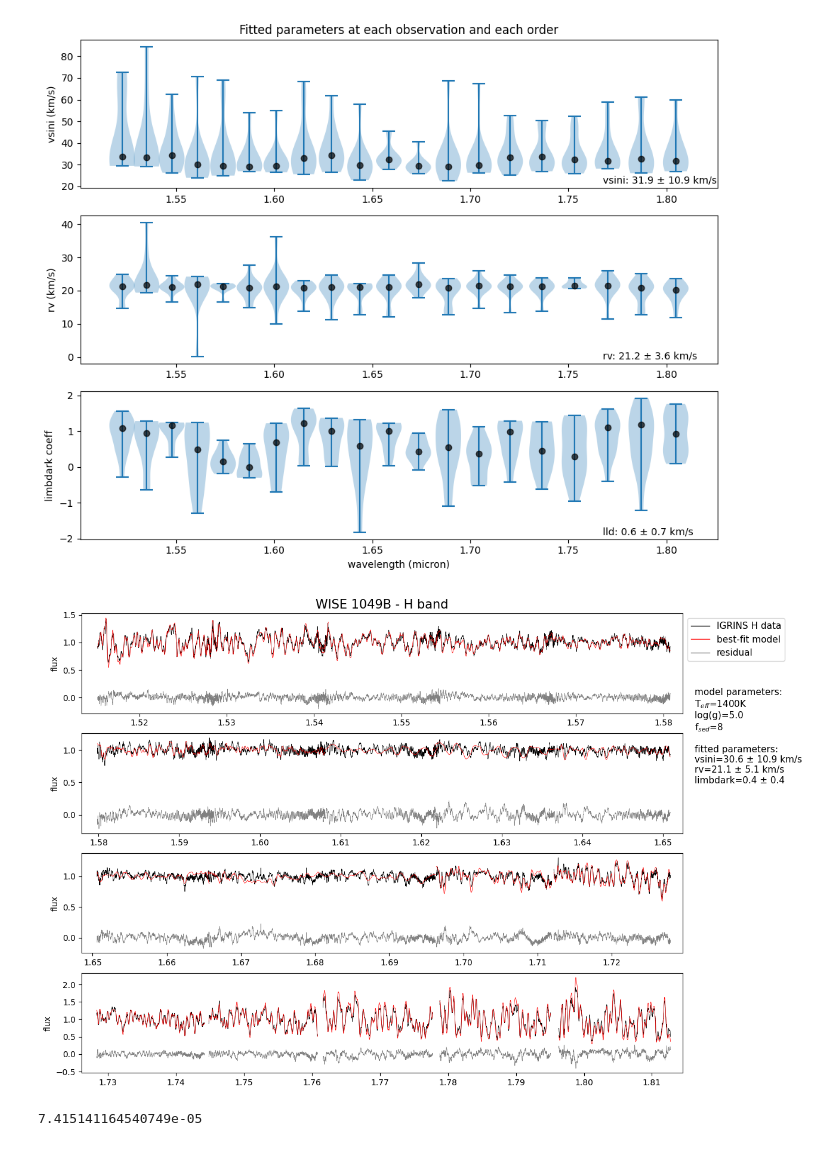
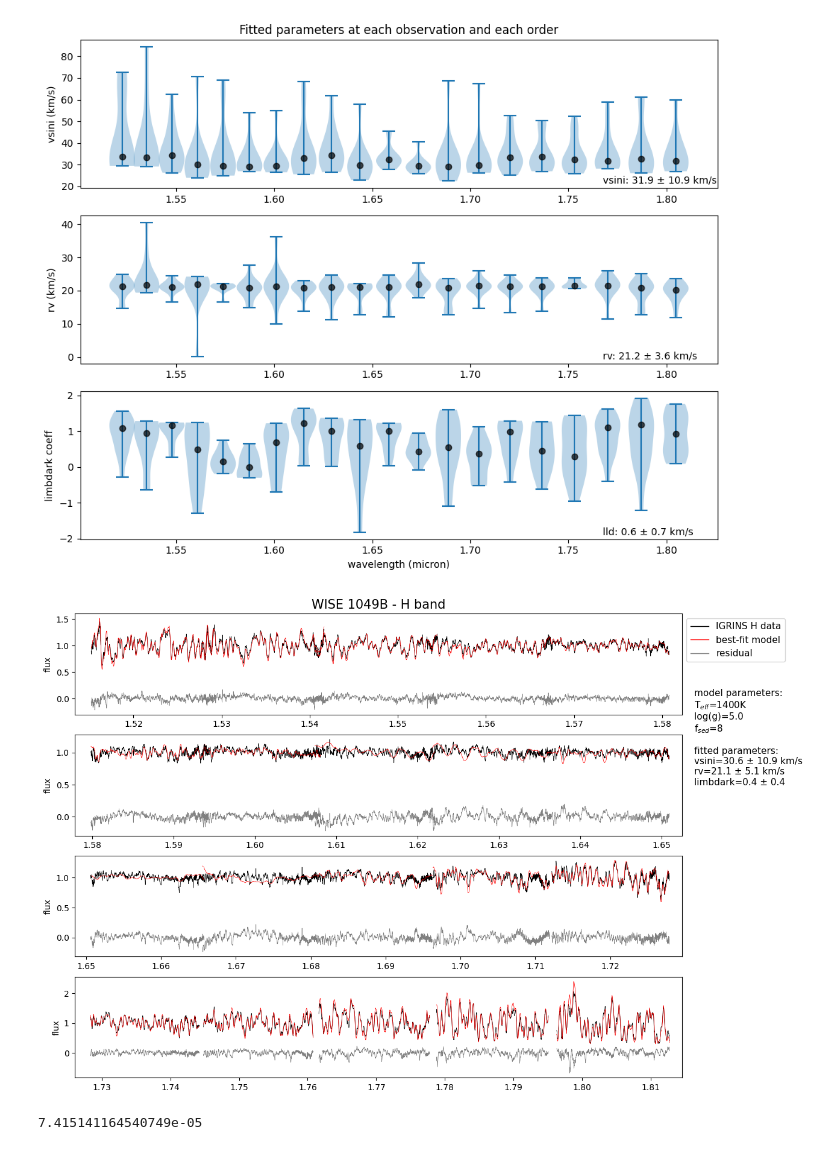
Before and after one commit to alphalyncis/igrins_doppler_imaging, a Jupyter notebook: src/scripts/mf_igrinsH.ipynb, the cells around one changed output. Cells and saved outputs as stored; diff of their text form; code cells hidden in the pictures.

```diff
--- a/src/scripts/mf_igrinsH.ipynb
+++ b/src/scripts/mf_igrinsH.ipynb
@@ -520,37 +520,37 @@ Teff = eval(model[1:5])
 logg = 5.0
 plt.figure(figsize=(13,10))
 
-t=0
+t=5
 for sub in range(4):
     plt.subplot(4,1, 4-sub)
     for jj in range(sub*5, sub*5+5):
         plt.plot(chiplams[model][t,jj, pad:-pad], fobs[t,jj, pad:-pad], linewidth=0.5, color="black", label="observation")
         plt.plot(chiplams[model][t,jj, pad:-pad], fobs[t,jj,pad:-pad] - chipmods[model][t,jj,pad:-pad], linewidth=0.5, color="gray", label="residual")
         if jj in indices:
             plt.plot(chiplams[model][t,jj, pad:-pad], chipmods[model][t,jj, pad:-pad], linewidth=0.5, color="r", label="best-fit model")
         else:
             plt.plot(chiplams[model][t,jj, pad:-pad], chipmods[model][t,jj, pad:-pad], linewidth=0.5, color="r", label="discarded orders")
     plt.ylabel("flux")
     l, r = plt.xlim(chiplams[model][t,sub*5+4].min()+0.001, chiplams[model][t,sub*5].max()-0.001)
     #plt.ylim(-0.5,1.7)
     if sub==3:
         custom_lines = [Line2D([0], [0], color="black", lw=1, label="IGRINS H data"),
                         Line2D([0], [0], color="r", lw=1, label="best-fit model"),
                         Line2D([0], [0], color="grey", lw=1, label="residual"),
                         #Line2D([0], [0], color="magenta", lw=1, label="discarded orders"),
                         #Patch(facecolor='tab:blue', alpha=0.2, label="C14 CRIRES band")
                         ]
         plt.legend(handles=custom_lines, loc=2, bbox_to_anchor=(1,1), fontsize=11)
 
 plt.title("WISE 1049B - H band", fontsize=15)
 plt.text(x=1.02, y=-0.7, s="model parameters: \nT$_{eff}$="+f"{Teff:.0f}K \nlog(g)={logg} \n"+"f$_{sed}$=8\n" +
                         f"\nfitted parameters: \nvsini={np.nanmedian(vsini_2d):.1f} ± {np.nanstd(vsini_2d):.1f} km/s" +
                         f"\nrv={np.nanmedian(rv_2d):.1f} ± {np.nanstd(rv_2d):.1f} km/s" +
                         f"\nlimbdark={np.nanmedian(lld_2d):.1f} ± {np.nanstd(lld_2d):.1f}",
         fontsize=11, transform=plt.gca().transAxes)
 plt.savefig(f"{homedir}/uoedrive/result/paper1/specH.png", transparent=True, dpi=200, bbox_inches="tight")
 # %% [output]
-[figure, old version]
+[figure, new version]
 # %%
 22.23/c
 # %% [output]
```
Also changed, not shown: 30 other files.
